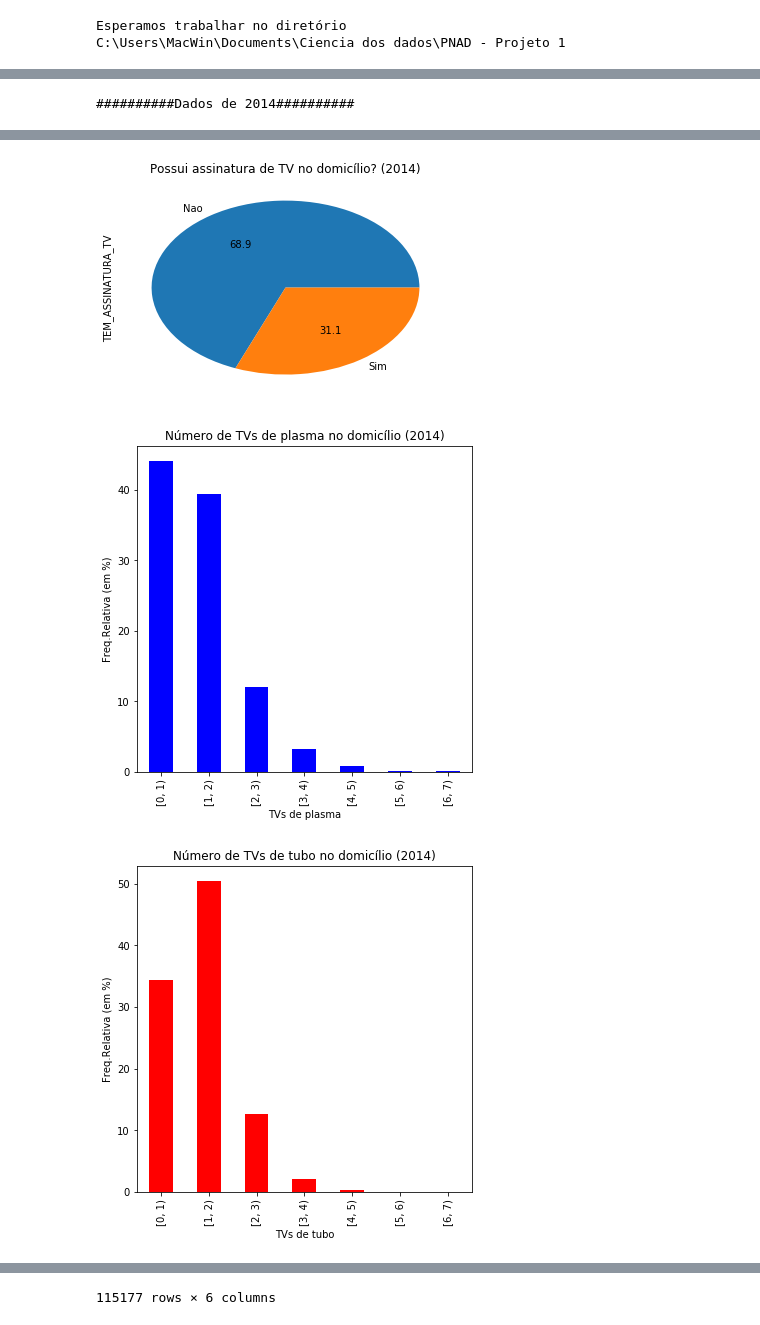
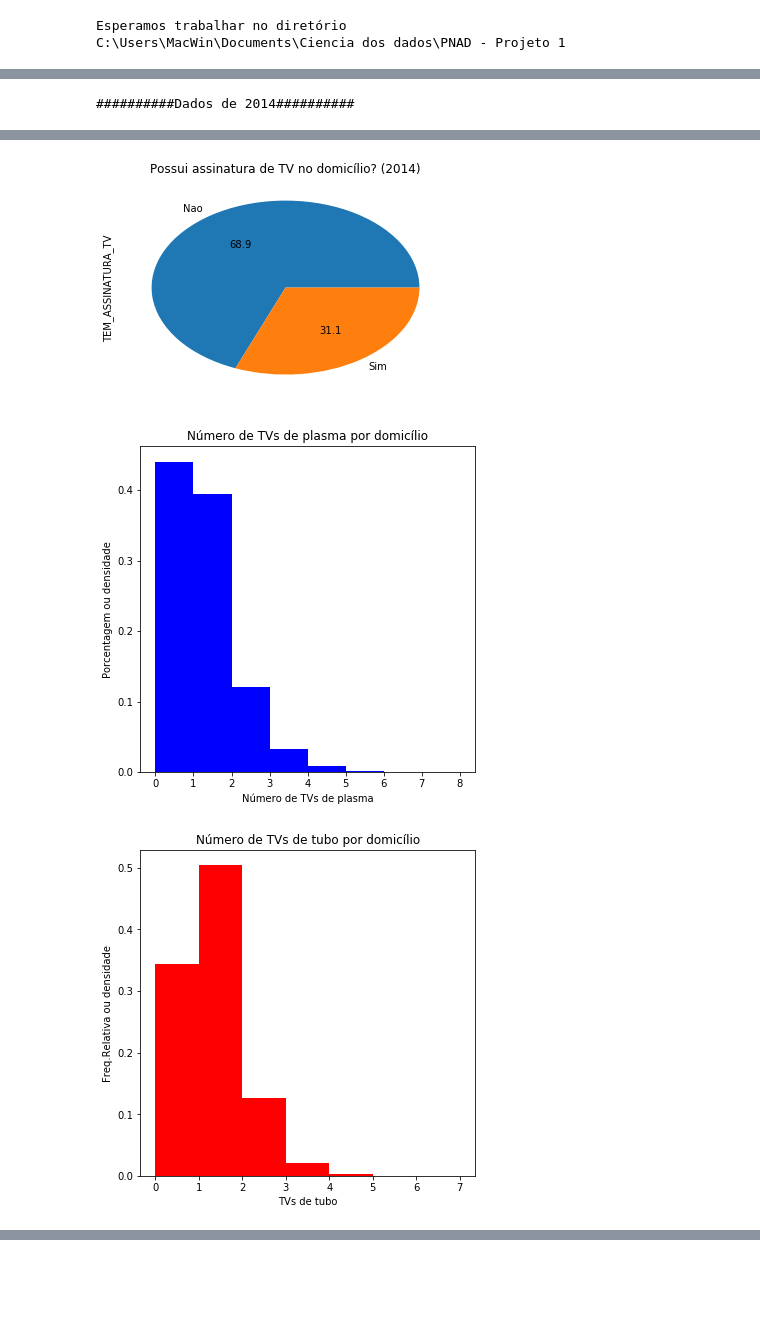
Before and after one commit to Veguinho/CD2017, a Jupyter notebook: Projeto1 - vFINAL.ipynb, the cells around one changed output, grey strips where cells are left out. Drawn from its saved outputs; the diff is of its cells as text; code cells hidden in the pictures; blank space fills up the shorter version.

```diff
--- a/Projeto1 - vFINAL.ipynb
+++ b/Projeto1 - vFINAL.ipynb
@@ -198,44 +180,42 @@ plt.show()
 #GRAFICO 4 - Freq. Relativa TV
 acessoTV = (tabela.TEM_ASSINATURA_TV.value_counts(sort=False, normalize=True)*100).round(decimals=1)
 plot = acessoTV.plot(kind='pie',title='Possui assinatura de TV no domicílio? (2014)',autopct='%.1f')
 plt.show()
 
 # Tabelas univariada - TV de plasma
-faixa = np.arange(0,8,1)
-plasma = pd.cut(tabela.NUMERO_TV_PLASMA, bins=faixa, right=False)
-TVplasma = (plasma.value_counts(sort=False, normalize=True)*100).round(decimals=1)
-plot = TVplasma.plot(kind='bar',title='Número de TVs de plasma no domicílio (2014)',figsize=(6, 6),color=('b'))
-plt.ylabel('Freq.Relativa (em %)')
-plt.xlabel('TVs de plasma')
+faixa = range(0,9,1)
+#plasma = pd.cut(tabela.NUMERO_TV_PLASMA, bins=faixa, right=False)
+#TVplasma = (plasma.value_counts(sort=False, normalize=True)*100).round(decimals=1)
+plot = dados.NUMERO_TV_PLASMA.plot.hist(bins=faixa, title='Número de TVs de plasma por domicílio', figsize=(6, 6), normed=1,color='b')
+plt.ylabel('Porcentagem ou densidade')
+plt.xlabel('Número de TVs de plasma')
 plt.show()
 
 # Tabelas univariada - TV de tubo
 faixa = np.arange(0,8,1)
-tubo = pd.cut(tabela.NUMERO_TV_TUBO, bins=faixa, right=False)
-TVtubo = (tubo.value_counts(sort=False, normalize=True)*100).round(decimals=1)
-plot = TVtubo.plot(kind='bar',title='Número de TVs de tubo no domicílio (2014)',figsize=(6, 6),color=('r'))
-plt.ylabel('Freq.Relativa (em %)')
+plot = dados.NUMERO_TV_TUBO.plot.hist(bins=faixa, title='Número de TVs de tubo por domicílio', figsize=(6, 6), normed=1,color='r')
+plt.ylabel('Freq.Relativa ou densidade')
 plt.xlabel('TVs de tubo')
 plt.show()
 
 #Tabela cruzada - TEM INTERNET x TEM ASSINATURA TV
 crossINTERNET_ASS=pd.crosstab(dados.TEM_ASSINATURA_TV, dados.DOMICILIO_ACESSO_INTERNET, margins=True, rownames=['Possúi assinatura de TV?'], colnames=['Possúi Internet em casa?'], normalize=True)*100
 plot = crossINTERNET_ASS.iloc[0:2].plot(kind='bar', title='Relação entre Internet e assinatura de TV nos dmicílios (2014)')
 plt.ylabel('Freq.Relativa (em %)')
 plt.show()
 
 #
 tabela.to_csv('Projeto1_v2FINAL2014_Rafael.csv', sep=',')
 #tabela[(dados.DOMICILIO_ACESSO_INTERNET == "Sim") | (dados.DOMICILIO_ACESSO_INTERNET == "Nao")]
-tabela
+#tabela
 #porcent = pd.Series([acessoInter["Sim"], acessoRadio["Sim"], acessoDvd["Sim"], acessoTV["Sim"]],[acessoInter["Nao"], acessoRadio["Nao"], acessoDvd["Nao"], acessoTV["Nao"]])
 #porcent
 # %% [output]
 ##########Dados de 2014##########
 [figure]
 [figure]
 [figure]
 [figure]
-[figure, old version]
+[figure, new version]
-[figure, old version]
+[figure, new version]
 [figure]
@@ -259,4 +222,3 @@ tabela
-115177 rows × 6 columns
 # %%
 #2013
 print("##########Dados de 2013##########")
```
Also changed, not shown: parts of 8 cells of this notebook.
